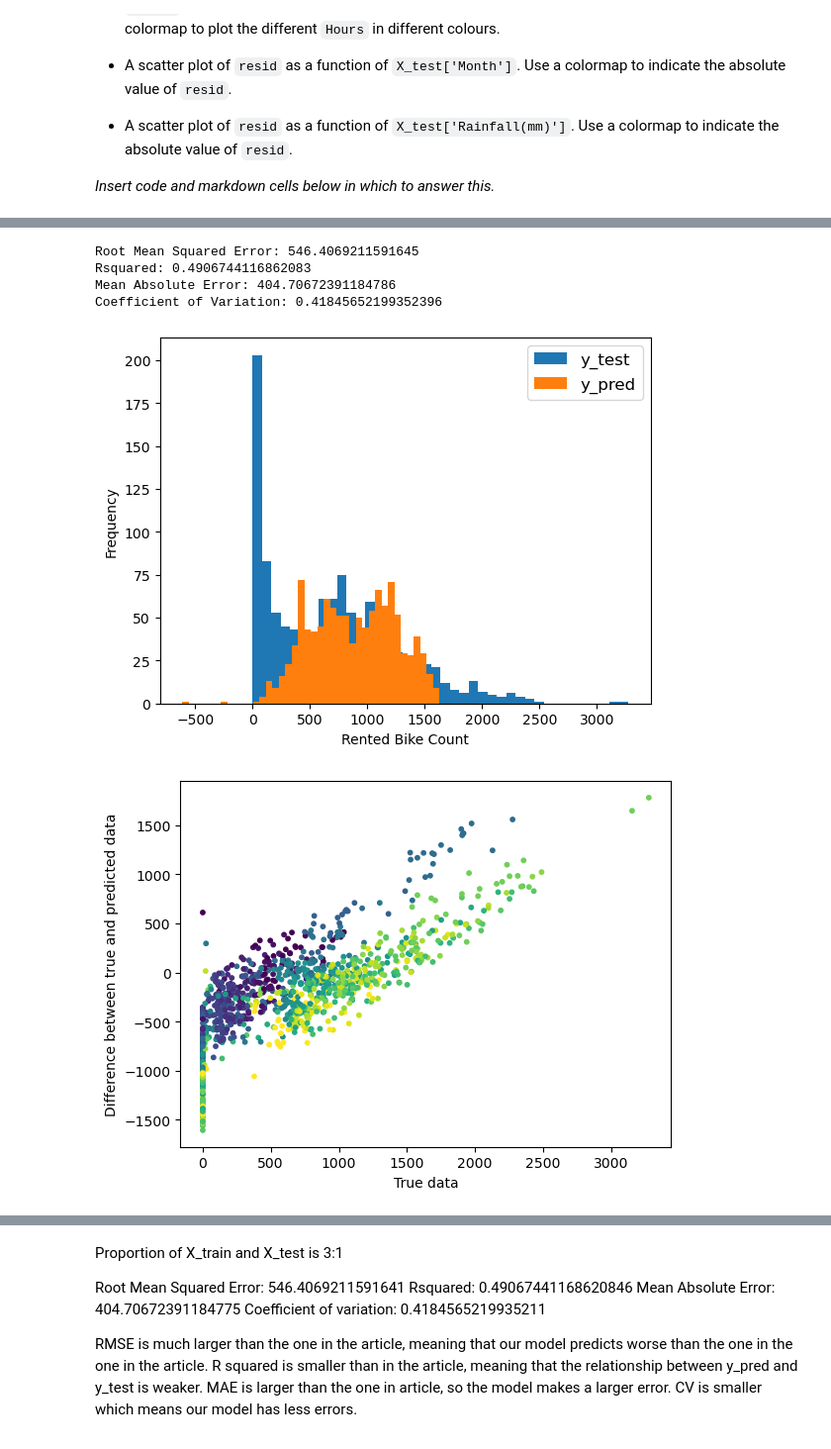
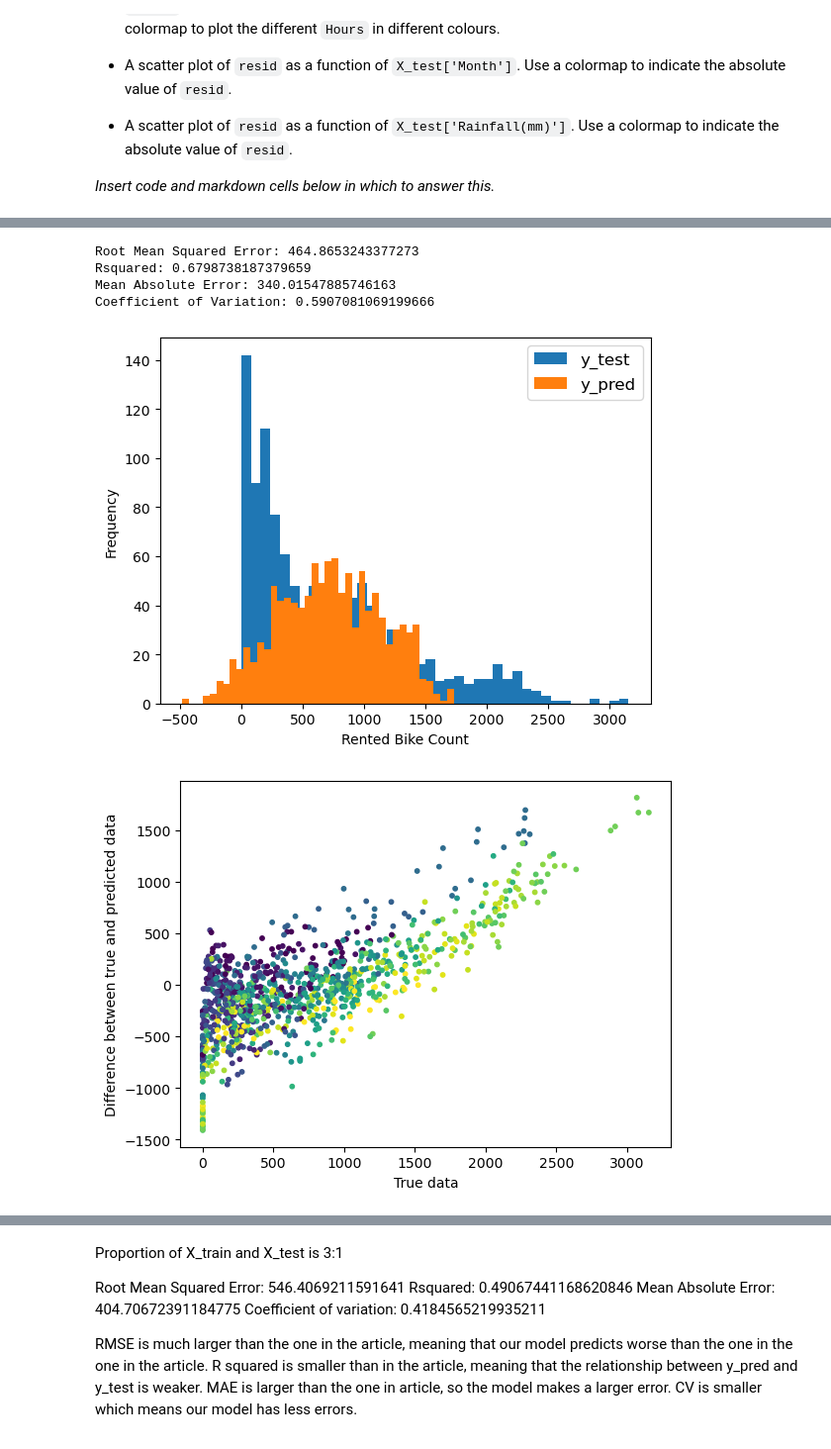
Before and after one commit to goshawk22/ma124-ml, a Jupyter notebook: section_a/A1.ipynb, the cells around one changed output, grey strips where cells are left out. Shown at 99% size. Cells and saved outputs as stored; diff of their text form; code cells hidden in the pictures.

Commit message:
Shuffle data before training model Ensures we train the model on all months

```diff
--- a/section_a/A1.ipynb
+++ b/section_a/A1.ipynb
@@ -85,6 +85,10 @@ plt.xlabel('Rented Bike Count')
 plt.yticks([])
 
 plt.show()
+
+# shuffle data
+
+dataframe = dataframe.sample(frac=1)
 
 #test-train split
 
@@ -138,36 +142,36 @@ plt.show()
 
 plt.scatter(X_test['Month'], resid, c=residcol, s=10)
 plt.xlabel('Month')
 plt.ylabel('Difference between predicted and true data')
 plt.show()
 
 plt.scatter(X_test['Rainfall(mm)'], resid, c=residcol, s=10)
 plt.xlabel('Rainfall (mm)')
 plt.ylabel('Difference between predicted and true data')
 plt.show()
 # %% [output]
        Rented Bike Count        Hour  Temperature(°C)  Humidity(%)  \
 count        4416.000000  4416.00000      4416.000000  4416.000000
 mean          704.591259    11.50000        13.203986    59.257246
 std           637.407244     6.92297        11.529724    20.162981
 min             0.000000     0.00000       -17.800000     0.000000
 25%           189.000000     5.75000         4.500000    44.000000
 50%           542.000000    11.50000        14.300000    58.000000
 75%          1047.000000    17.25000        22.200000    75.000000
 max          3298.000000    23.00000        38.000000    98.000000
 
        Wind speed (m/s)  Visibility (10m)  Dew point temperature(°C)  \
 count       4416.000000       4416.000000                4416.000000
 ... (13 lines left out)
 25%                   0.000000      0.000000       0.000000     3.000000
 50%                   0.010000      0.000000       0.000000     5.000000
 75%                   0.910000      0.000000       0.000000     9.000000
 max                   3.520000     35.000000       8.800000    11.000000
 [figure]
 [figure]
-Root Mean Squared Error: 546.4069211591645
-Rsquared: 0.4906744116862083
-Mean Absolute Error: 404.70672391184786
-Coefficient of Variation: 0.41845652199352396
+Root Mean Squared Error: 464.8653243377273
+Rsquared: 0.6798738187379659
+Mean Absolute Error: 340.01547885746163
+Coefficient of Variation: 0.5907081069199666
-[figure, old version]
+[figure, new version]
-[figure, old version]
+[figure, new version]
```
Also changed, not shown: parts of 1 cell of this notebook.
